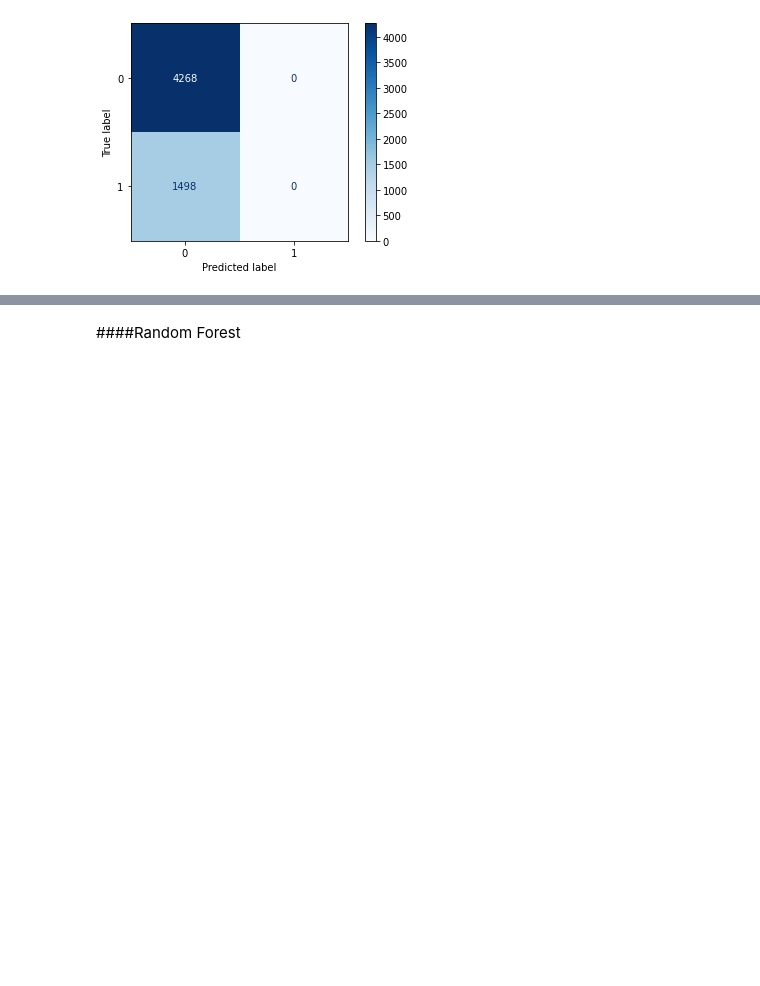
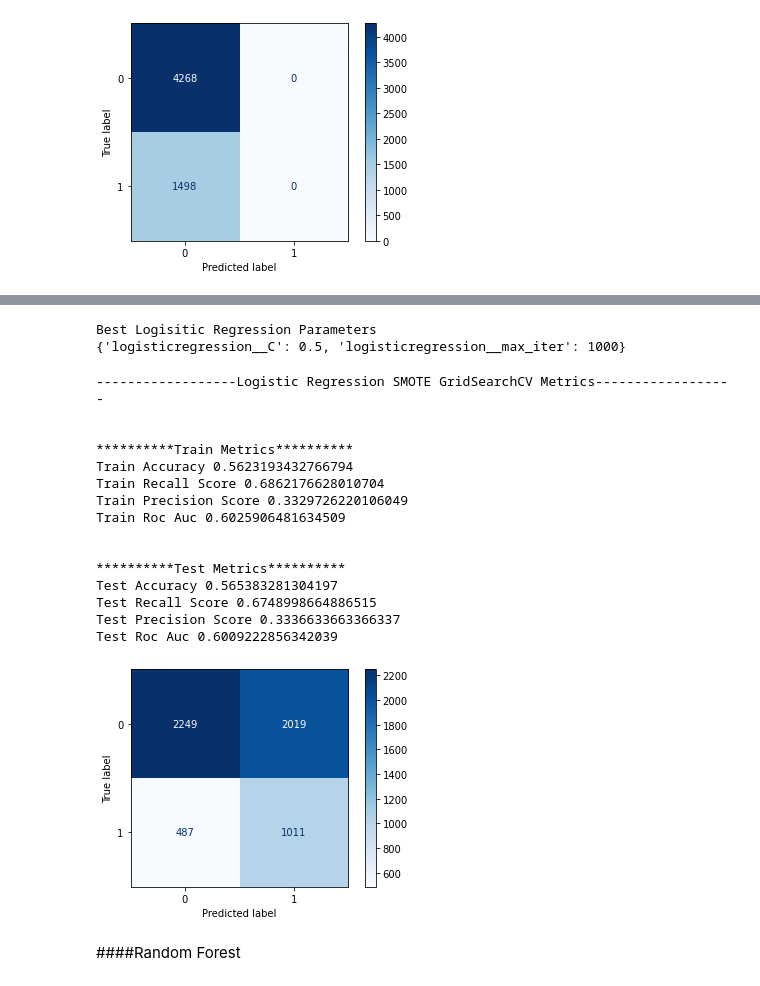
Before and after one commit to laffertybrian/W_William_Project_001, a Jupyter notebook: Genetic_Variant_Classification.ipynb, the cells around one changed output, grey strips where cells are left out. Cells and saved outputs as stored; diff of their text form; code cells hidden in the pictures; blank space fills up the shorter version.

```diff
--- a/Genetic_Variant_Classification.ipynb
+++ b/Genetic_Variant_Classification.ipynb
@@ -643,0 +684,4 @@ Test Roc Auc 0.5
+# %%
+# creating a new pipeline to use with GridSearchCV
+smote_grid_log_reg_pipe = smote_pipe(scaler, smote, LogisticRegression())
+smote_grid_log_reg_pipe.get_params()
@@ -644,3 +706,42 @@ Test Roc Auc 0.5
+# %%
+smote_log_reg_param_grid = {'logisticregression__C': [.5, 1.0, 2.0],
+                            'logisticregression__max_iter': [100, 500, 1000]}
+
+# instantiate gridsearch
+log_reg_smote_grid = GridSearchCV(smote_grid_log_reg_pipe, smote_log_reg_param_grid, scoring='accuracy')
+log_reg_smote_grid.fit(X_train, y_train)
+
+print('Best Logisitic Regression Parameters')
+print(log_reg_smote_grid.best_params_)
+
+best_run = log_reg_smote_grid.best_estimator_
+
+logistic_regression_smote_gs_train_predictions = best_run.predict(X_train)
+logistic_regression_smote_gs_test_predictions = best_run.predict(X_test)
+# %% [output]
+Best Logisitic Regression Parameters
+{'logisticregression__C': 0.5, 'logisticregression__max_iter': 1000}
+# %%
+# calculating model metrics and printing results
+calculate_print_model_metrics(X_train, y_train, y_test, logistic_regression_smote_gs_train_predictions,
+                              logistic_regression_smote_gs_test_predictions, 'Logistic Regression SMOTE GridSearchCV', file_name)
+# %% [output]
+------------------Logistic Regression SMOTE GridSearchCV Metrics------------------
+
+
+**********Train Metrics**********
+Train Accuracy 0.5623193432766794
+Train Recall Score 0.6862176628010704
+Train Precision Score 0.3329726220106049
+Train Roc Auc 0.6025906481634509
+
+
+**********Test Metrics**********
+Test Accuracy 0.565383281304197
+Test Recall Score 0.6748998664886515
+Test Precision Score 0.3336633663366337
+Test Roc Auc 0.6009222856342039
+[figure, added]
 # %% [markdown]
 ####Random Forest
 # %%
```
Also changed, not shown: parts of 9 cells of this notebook.
